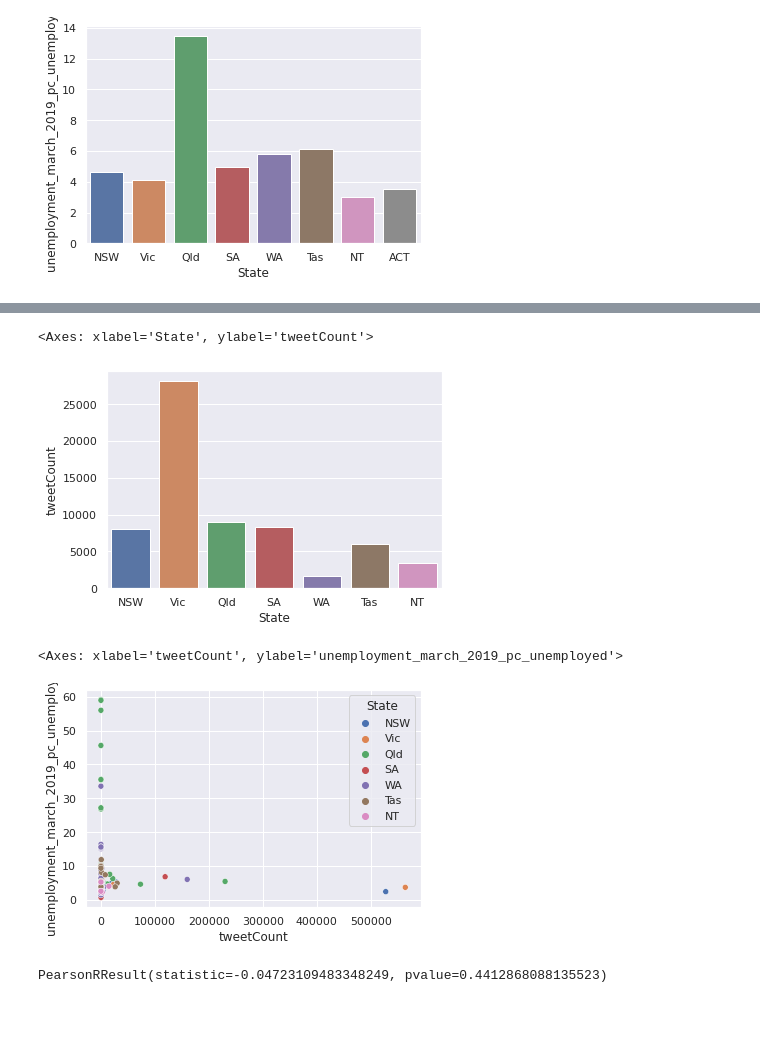
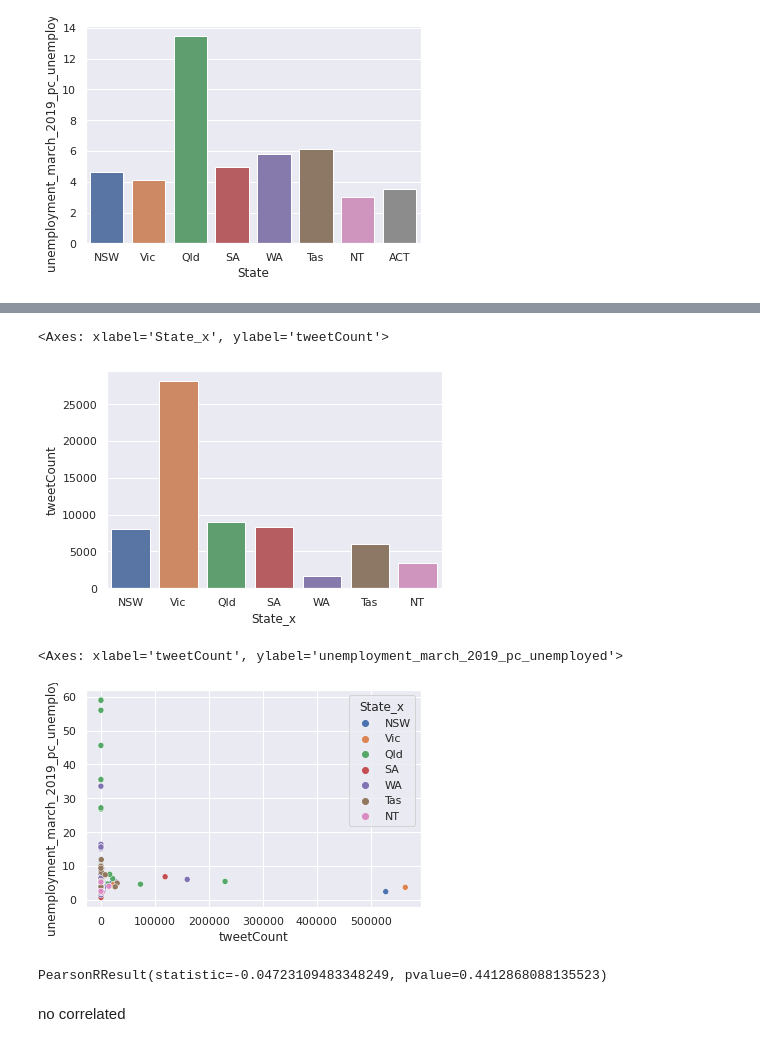
Before and after one commit to rainstyleXDD/Australia-Social-Media-Analytics-on-the-Cloud-Data-Processing, a Jupyter notebook: Untitled.ipynb, the cells around one changed output, grey strips where cells are left out. Saved outputs shown, nothing was run; the diff lists cells and outputs as text; code cells hidden in the pictures; blank space fills up the shorter version.

```diff
--- a/Untitled.ipynb
+++ b/Untitled.ipynb
@@ -311,3 +338,7 @@ Name: tweetNightCount, Length: 112, dtype: int64
+# %%
+tweetCount = pd.DataFrame(tweetCount)
+# %%
+tweetCount.loc[:,'State']=state
 # %%
 tweetCount
 # %% [output]
@@ -526,2 +526,6 @@ sns.relplot(
 # %% [markdown]
 sample size too small, can't draw any conclusion
+# %%
+with open('./processed_data/tweetTimeCount.json', 'r') as time:
+    tweetTime = json.load((time))
+tweetTime
@@ -612,5 +666,5 @@ IndexError: index 15522 is out of bounds for axis 0 with size 112
 # %%
 state = []
 for name in tweetNightCount.index:
-    if name in lga_state:
-        state.append(lga_state[name])
+    state.append(lga_state[name])
+state
@@ -1002,11 +1044,11 @@ unenployment
 # %%
-sns.barplot(data = unenployment, x = 'State', y = 'tweetCount', errorbar=None)
+sns.barplot(data = unenployment, x = 'State_x', y = 'tweetCount', errorbar=None)
 # %% [output]
-<Axes: xlabel='State', ylabel='tweetCount'>
+<Axes: xlabel='State_x', ylabel='tweetCount'>
-[figure, old version]
+[figure, new version]
 # %%
-sns.scatterplot(data = unenployment, x = 'tweetCount', y = 'unemployment_march_2019_pc_unemployed', hue = 'State')
+sns.scatterplot(data = unenployment, x = 'tweetCount', y = 'unemployment_march_2019_pc_unemployed', hue = 'State_x')
 # %% [output]
 <Axes: xlabel='tweetCount', ylabel='unemployment_march_2019_pc_unemployed'>
-[figure, old version]
+[figure, new version]
 # %%
@@ -1014,3 +1056,5 @@ res = pearsonr(hrf['tweetCount'], hrf['unemployment_march_2019_pc_unemployed'])
 res
 # %% [output]
 PearsonRResult(statistic=-0.04723109483348249, pvalue=0.4412868088135523)
+# %% [markdown]
+no correlated
```
Also changed, not shown: parts of 85 cells of this notebook, 3 other files.
